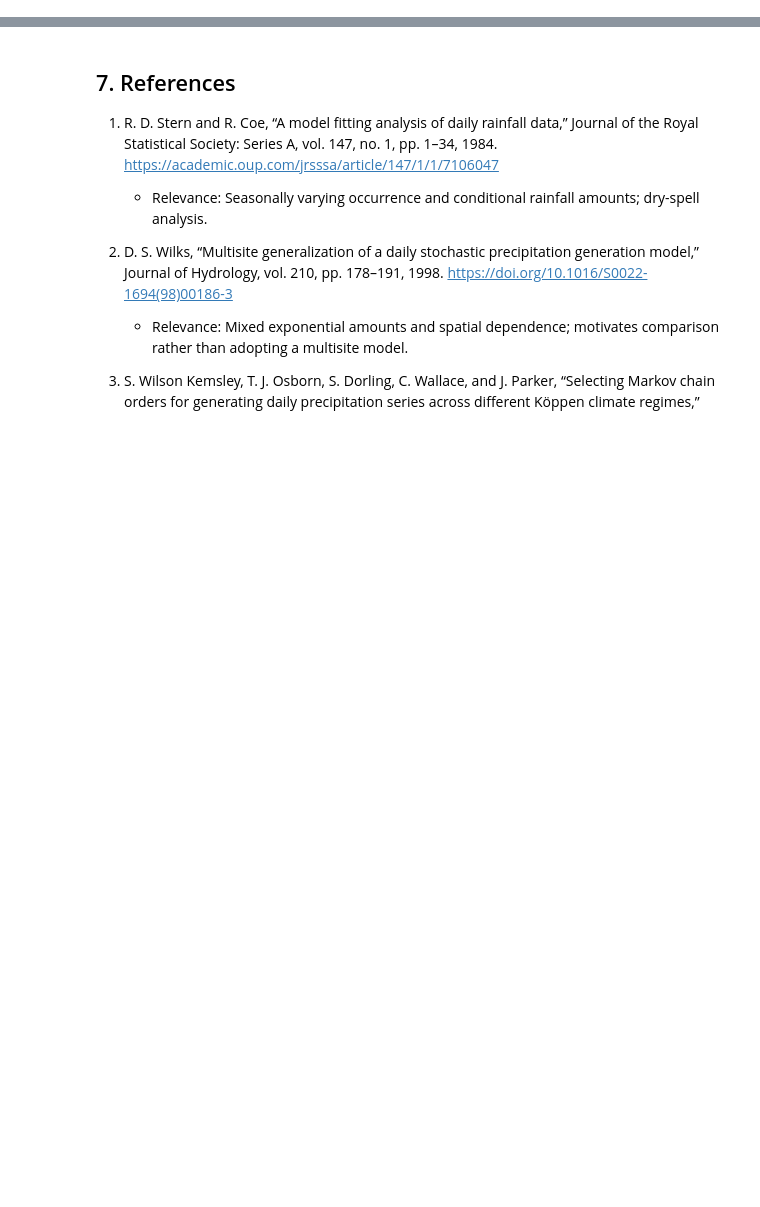
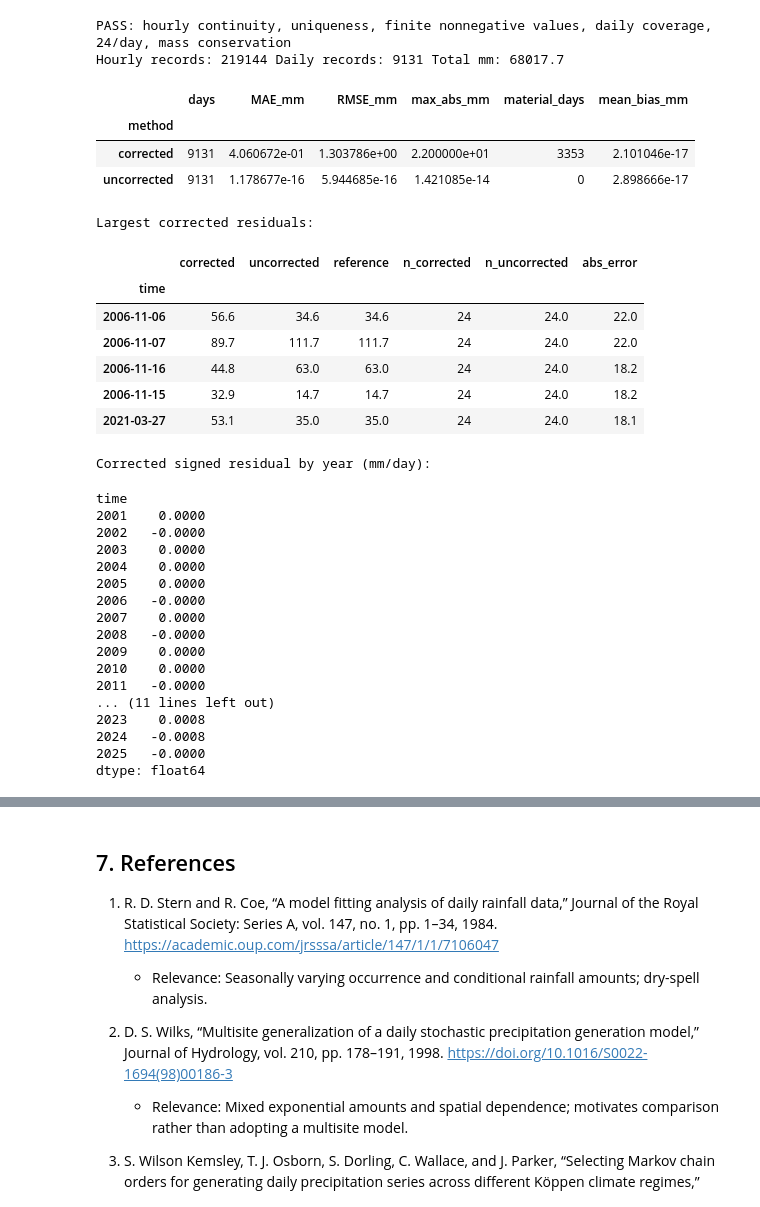
Before and after one commit to DilaraLiyanage/colombo-rainfall-simulator, a Jupyter notebook: notebook/colombo-rainfall-simulator.ipynb, the cells around one changed output, grey strips where cells are left out. Cells and saved outputs as stored; diff of their text form; code cells hidden in the pictures; blank space fills up the shorter version.

```diff
--- a/notebook/colombo-rainfall-simulator.ipynb
+++ b/notebook/colombo-rainfall-simulator.ipynb
@@ -49,0 +95,73 @@ Reanalysis is not a station observation. Short-memory models may miss persistent
+# %%
+# C03
+expected_hours = pd.date_range(START + pd.Timedelta(hours=1), END + pd.Timedelta(days=1), freq='h')
+selected = h.loc[expected_hours[0]:expected_hours[-1]]
+assert len(selected)==219144 and selected.index.equals(expected_hours)
+assert selected.notna().all() and (selected>=0).all()
+def aggregate(series, corrected=True):
+    dates = (series.index - pd.Timedelta(hours=int(corrected))).normalize()
+    grouped = series.groupby(dates)
+    return grouped.sum(), grouped.size()
+rain, counts = aggregate(selected)
+assert len(rain)==9131 and rain.index.equals(pd.date_range(START, END))
+assert (counts==24).all()
+assert np.isclose(selected.sum(), rain.sum(), rtol=1e-12, atol=1e-8)
+print('PASS: hourly continuity, uniqueness, finite nonnegative values, daily coverage, 24/day, mass conservation')
+print('Hourly records:', len(selected), 'Daily records:', len(rain), 'Total mm:', rain.sum())
+# %% [output]
+PASS: hourly continuity, uniqueness, finite nonnegative values, daily coverage, 24/day, mass conservation
+Hourly records: 219144 Daily records: 9131 Total mm: 68017.7
+# %%
+# C04
+# Both methods use complete dates, with the extra leading hour available in the original export.
+correct, nc = aggregate(h, True)
+uncorrect, nu = aggregate(h, False)
+comparison = pd.concat([correct.rename('corrected'), uncorrect.rename('uncorrected'), ref.rename('reference'), nc.rename('n_corrected'), nu.rename('n_uncorrected')], axis=1).loc[START:END]
+comparison = comparison.loc[(comparison.n_corrected==24)&(comparison.n_uncorrected==24)].dropna()
+assert len(comparison)==9131
+TOL = 0.1  # mm; material means strictly greater, ignoring binary roundoff
+rows = []
+for col in ['corrected','uncorrected']:
+    err = comparison[col]-comparison.reference
+    rows.append({'method':col,'days':len(err),'MAE_mm':err.abs().mean(),'RMSE_mm':np.sqrt((err**2).mean()),'max_abs_mm':err.abs().max(),'material_days':int((err.abs()>TOL+1e-9).sum()),'mean_bias_mm':err.mean()})
+metrics = pd.DataFrame(rows).set_index('method')
+display(metrics)
+# Difference between methods must equal next midnight minus current midnight.
+mid = h.reindex(comparison.index).to_numpy()
+next_mid = h.reindex(comparison.index+pd.Timedelta(days=1)).to_numpy()
+np.testing.assert_allclose(comparison.corrected-comparison.uncorrected,next_mid-mid,atol=1e-9,rtol=1e-12)
+print('Largest corrected residuals:')
+display(comparison.assign(abs_error=(comparison.corrected-comparison.reference).abs()).nlargest(5,'abs_error'))
+print('Corrected signed residual by year (mm/day):')
+display((comparison.corrected-comparison.reference).groupby(comparison.index.year).mean().round(4))
+# %% [output]
+|  | days | MAE_mm | RMSE_mm | max_abs_mm | material_days | mean_bias_mm |
+| method |  |  |  |  |  |  |
+| corrected | 9131 | 4.060672e-01 | 1.303786e+00 | 2.200000e+01 | 3353 | 2.101046e-17 |
+| uncorrected | 9131 | 1.178677e-16 | 5.944685e-16 | 1.421085e-14 | 0 | 2.898666e-17 |
+Largest corrected residuals:
+|  | corrected | uncorrected | reference | n_corrected | n_uncorrected | abs_error |
+| time |  |  |  |  |  |  |
+| 2006-11-06 | 56.6 | 34.6 | 34.6 | 24 | 24.0 | 22.0 |
+| 2006-11-07 | 89.7 | 111.7 | 111.7 | 24 | 24.0 | 22.0 |
+| 2006-11-16 | 44.8 | 63.0 | 63.0 | 24 | 24.0 | 18.2 |
+| 2006-11-15 | 32.9 | 14.7 | 14.7 | 24 | 24.0 | 18.2 |
+| 2021-03-27 | 53.1 | 35.0 | 35.0 | 24 | 24.0 | 18.1 |
+Corrected signed residual by year (mm/day):
+time
+2001    0.0000
+2002   -0.0000
+2003    0.0000
+2004    0.0000
+2005    0.0000
+2006   -0.0000
+2007    0.0000
+2008   -0.0000
+2009    0.0000
+2010    0.0000
+2011   -0.0000
+... (11 lines left out)
+2023    0.0008
+2024   -0.0008
+2025   -0.0000
+dtype: float64
```
Also changed, not shown: parts of 24 cells of this notebook, 10 other files.
